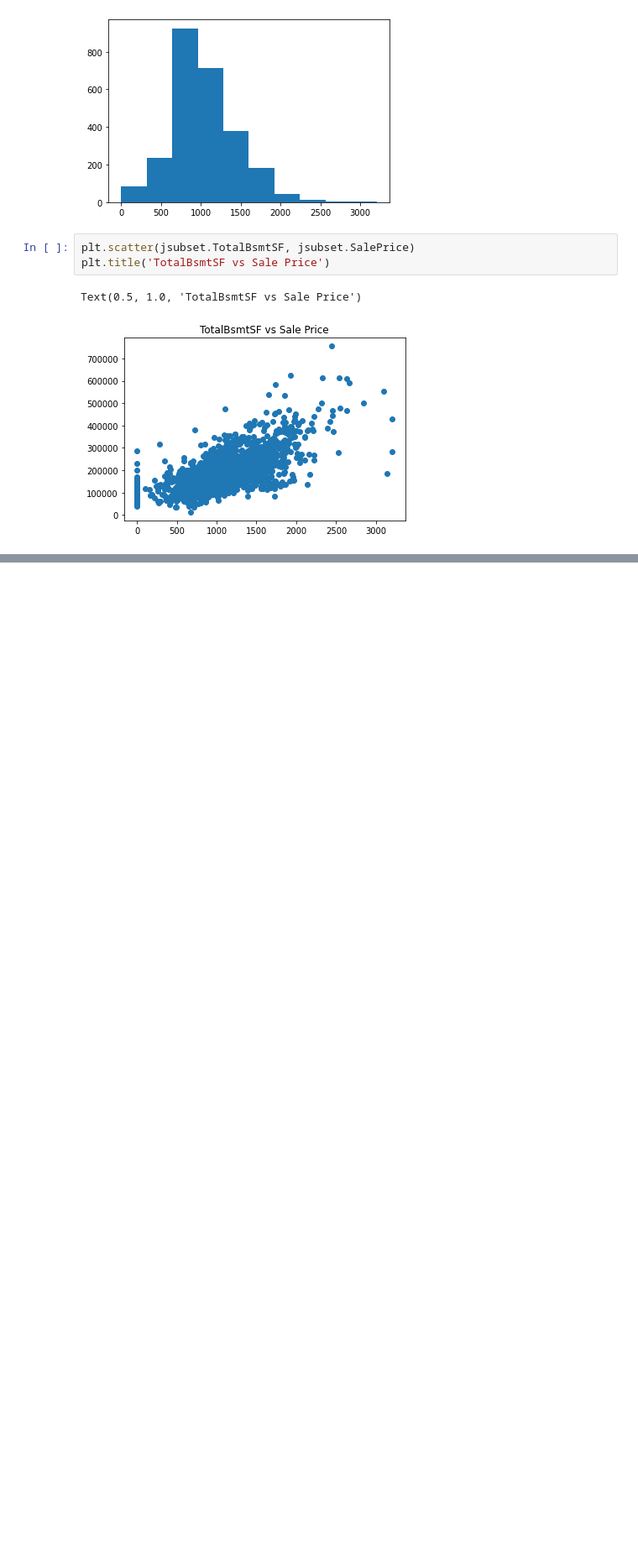
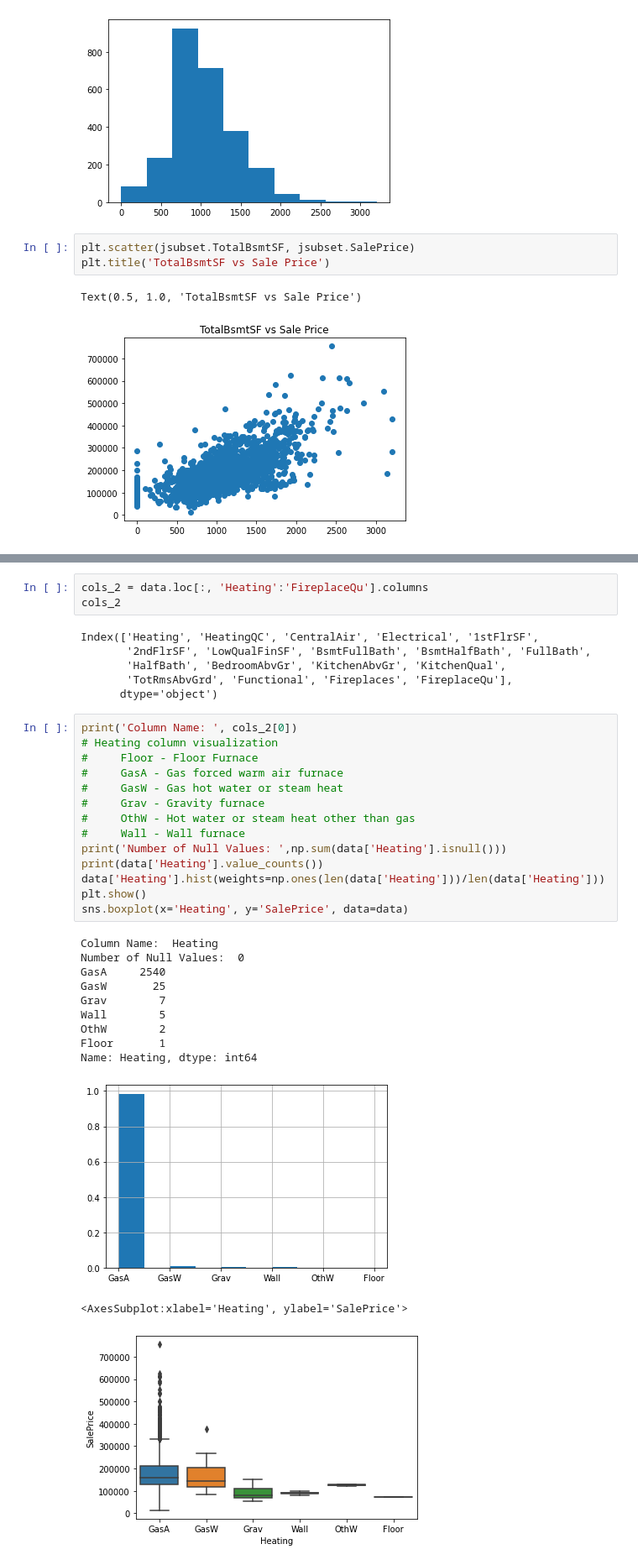
Before and after one commit to PolarSprings/Iowa_advanced_regression, a Jupyter notebook: Column Visualization.ipynb, the cells around one changed output, grey strips where cells are left out. Shown at 84% size. Cells and saved outputs as stored; diff of their text form; blank space fills up the shorter version.

```diff
--- a/Column Visualization.ipynb
+++ b/Column Visualization.ipynb
@@ -1932,0 +1949,36 @@ Text(0.5, 1.0, 'TotalBsmtSF vs Sale Price')
+# %%
+cols_2 = data.loc[:, 'Heating':'FireplaceQu'].columns
+cols_2
+# %% [output]
+Index(['Heating', 'HeatingQC', 'CentralAir', 'Electrical', '1stFlrSF',
+       '2ndFlrSF', 'LowQualFinSF', 'BsmtFullBath', 'BsmtHalfBath', 'FullBath',
+       'HalfBath', 'BedroomAbvGr', 'KitchenAbvGr', 'KitchenQual',
+       'TotRmsAbvGrd', 'Functional', 'Fireplaces', 'FireplaceQu'],
+      dtype='object')
+# %%
+print('Column Name: ', cols_2[0])
+# Heating column visualization
+#     Floor - Floor Furnace
+#     GasA - Gas forced warm air furnace
+#     GasW - Gas hot water or steam heat
+#     Grav - Gravity furnace
+#     OthW - Hot water or steam heat other than gas
+#     Wall - Wall furnace
+print('Number of Null Values: ',np.sum(data['Heating'].isnull()))
+print(data['Heating'].value_counts())
+data['Heating'].hist(weights=np.ones(len(data['Heating']))/len(data['Heating']))
+plt.show()
+sns.boxplot(x='Heating', y='SalePrice', data=data)
+# %% [output]
+Column Name:  Heating
+Number of Null Values:  0
+GasA     2540
+GasW       25
+Grav        7
+Wall        5
+OthW        2
+Floor       1
+Name: Heating, dtype: int64
+[figure, added]
+<AxesSubplot:xlabel='Heating', ylabel='SalePrice'>
+[figure, added]
```
Also changed, not shown: parts of 33 cells of this notebook.
